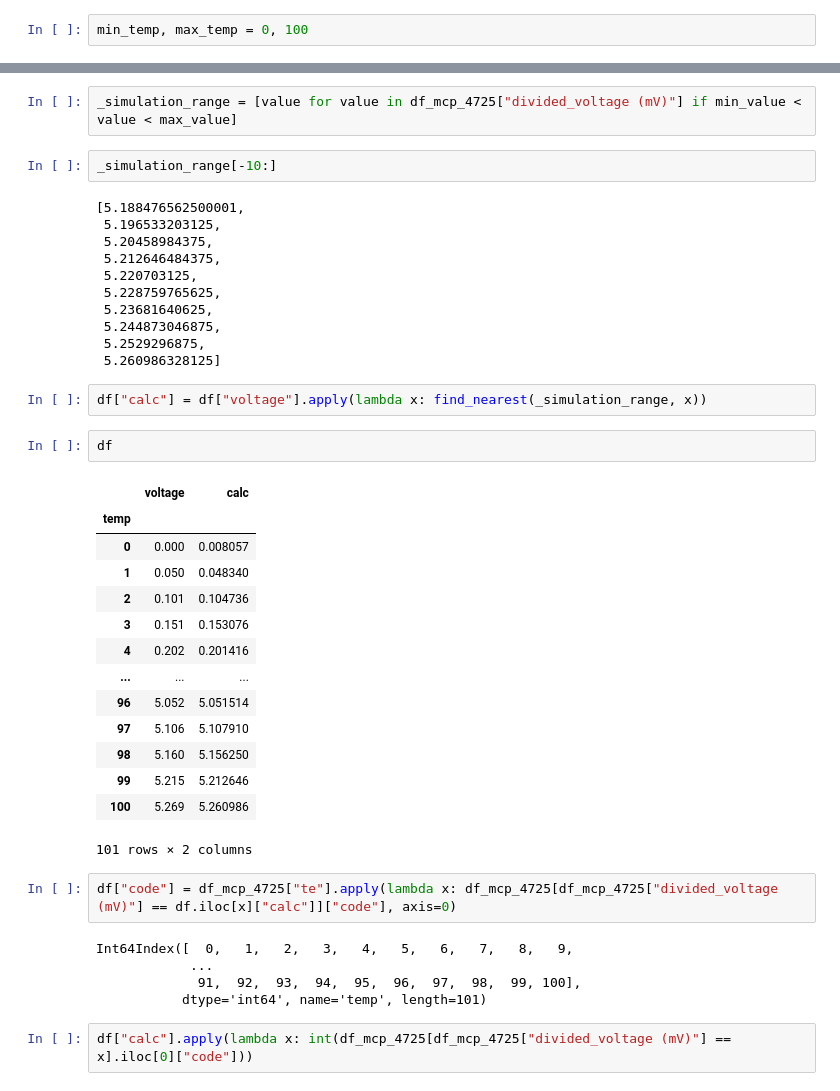
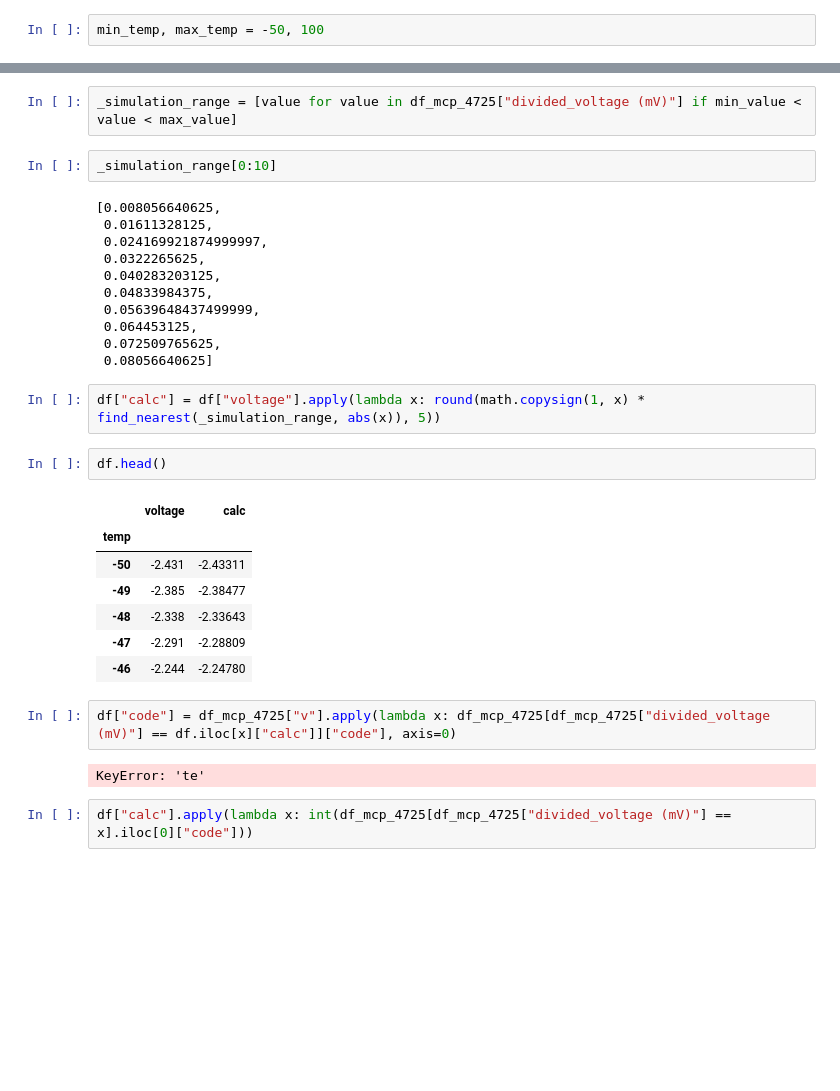
Before and after one commit to Marik28/dissertation, a Jupyter notebook: src/notebooks/Характеристика mcp4725.ipynb, the cells around one changed output, grey strips where cells are left out. Saved outputs shown, nothing was run; the diff lists cells and outputs as text; blank space fills up the shorter version.

```diff
--- a/src/notebooks/Характеристика mcp4725.ipynb
+++ b/src/notebooks/Характеристика mcp4725.ipynb
@@ -86,7 +80,7 @@ df
 # %% [output]
 |  |
 # %%
-min_temp, max_temp = 0, 100
+min_temp, max_temp = -50, 100
 # %%
 min_value = sensor_characteristics.loc[min_temp]["value"]
 max_value = sensor_characteristics.loc[max_temp]["value"]
@@ -118,44 +112,34 @@ df.head(10)
 # %%
 _simulation_range = [value for value in df_mcp_4725["divided_voltage (mV)"] if min_value < value < max_value]
 # %%
-_simulation_range[-10:]
+_simulation_range[0:10]
 # %% [output]
-[5.188476562500001,
- 5.196533203125,
- 5.20458984375,
- 5.212646484375,
- 5.220703125,
- 5.228759765625,
- 5.23681640625,
- 5.244873046875,
- 5.2529296875,
- 5.260986328125]
+[0.008056640625,
+ 0.01611328125,
+ 0.024169921874999997,
+ 0.0322265625,
+ 0.040283203125,
+ 0.04833984375,
+ 0.05639648437499999,
+ 0.064453125,
+ 0.072509765625,
+ 0.08056640625]
 # %%
-df["calc"] = df["voltage"].apply(lambda x: find_nearest(_simulation_range, x))
+df["calc"] = df["voltage"].apply(lambda x: round(math.copysign(1, x) * find_nearest(_simulation_range, abs(x)), 5))
 # %%
-df
+df.head()
 # %% [output]
 |  | voltage | calc |
 | temp |  |  |
-| 0 | 0.000 | 0.008057 |
-| 1 | 0.050 | 0.048340 |
-| 2 | 0.101 | 0.104736 |
-| 3 | 0.151 | 0.153076 |
-| 4 | 0.202 | 0.201416 |
-| ... | ... | ... |
-| 96 | 5.052 | 5.051514 |
-| 97 | 5.106 | 5.107910 |
-| 98 | 5.160 | 5.156250 |
-| 99 | 5.215 | 5.212646 |
-| 100 | 5.269 | 5.260986 |
+| -50 | -2.431 | -2.43311 |
+| -49 | -2.385 | -2.38477 |
+| -48 | -2.338 | -2.33643 |
+| -47 | -2.291 | -2.28809 |
+| -46 | -2.244 | -2.24780 |
-101 rows × 2 columns
 # %%
-df["code"] = df_mcp_4725["te"].apply(lambda x: df_mcp_4725[df_mcp_4725["divided_voltage (mV)"] == df.iloc[x]["calc"]]["code"], axis=0)
+df["code"] = df_mcp_4725["v"].apply(lambda x: df_mcp_4725[df_mcp_4725["divided_voltage (mV)"] == df.iloc[x]["calc"]]["code"], axis=0)
 # %% [output]
-Int64Index([  0,   1,   2,   3,   4,   5,   6,   7,   8,   9,
-            ...
-             91,  92,  93,  94,  95,  96,  97,  98,  99, 100],
-           dtype='int64', name='temp', length=101)
+KeyError: 'te'
 # %%
 df["calc"].apply(lambda x: int(df_mcp_4725[df_mcp_4725["divided_voltage (mV)"] == x].iloc[0]["code"]))
 # %% [output]
```
Also changed, not shown: parts of 4 cells of this notebook, 4 other files.
